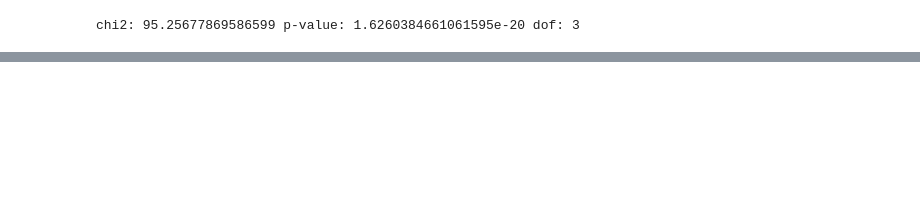
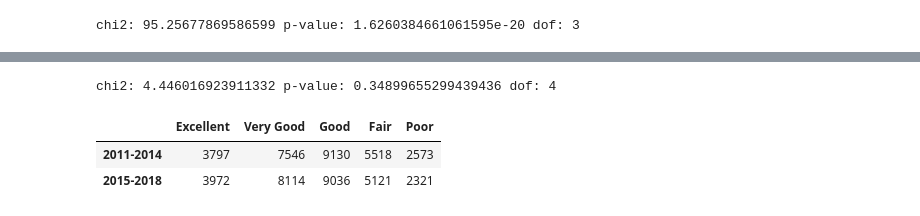
Before and after one commit to theklam/just_scraping_by, a Jupyter notebook: stats.ipynb, the cells around one changed output, grey strips where cells are left out. Cells and saved outputs as stored; diff of their text form; code cells hidden in the pictures; blank space fills up the shorter version.

```diff
--- a/stats.ipynb
+++ b/stats.ipynb
@@ -755,0 +802,37 @@ chi2: 95.25677869586599 p-value: 1.6260384661061595e-20 dof: 3
+# %%
+#perform chi2 test
+test_poor_hlth = chi2_contingency(poor_health)
+chi2 = test_poor_hlth[0]
+pvalue = test_poor_hlth[1]
+dof = test_poor_hlth[2]
+print("chi2:", chi2, "p-value:", pvalue, "dof:", dof)
+# %% [output]
+chi2: 4.446016923911332 p-value: 0.34899655299439436 dof: 4
+# %%
+#GENHLTH
+
+#splitting cost data on race/income
+
+gen_hlth1114 = low_income1114.loc[low_income1114['genhlth'] < 7]['genhlth']
+gen_hlth1518 = low_income1518.loc[low_income1518['genhlth'] < 7]['genhlth']
+
+gen_hlth1114 = gen_hlth1114.dropna()
+# meds_low1518
+gen_hlth1518 = gen_hlth1518.dropna()
+
+gen_hlth1518
+
+sample1114 = gen_hlth1114.sample(n = 28564, random_state = 1)
+
+#get counts for each value of having care or not in 2014 data set
+counts14 = getCounts(sample1114, 5)
+#get counts for each value of having care or not in 2014 data set
+counts1518 = getCounts(gen_hlth1518, 5)
+
+gen_hlth = pd.DataFrame([counts14, counts1518], index = ["2011-2014", "2015-2018"],
+                         columns = ["Excellent", "Very Good", "Good", "Fair", "Poor"])
+gen_hlth
+# %% [output]
+|  | Excellent | Very Good | Good | Fair | Poor |
+| 2011-2014 | 3797 | 7546 | 9130 | 5518 | 2573 |
+| 2015-2018 | 3972 | 8114 | 9036 | 5121 | 2321 |
```
Also changed, not shown: parts of 13 cells of this notebook.
